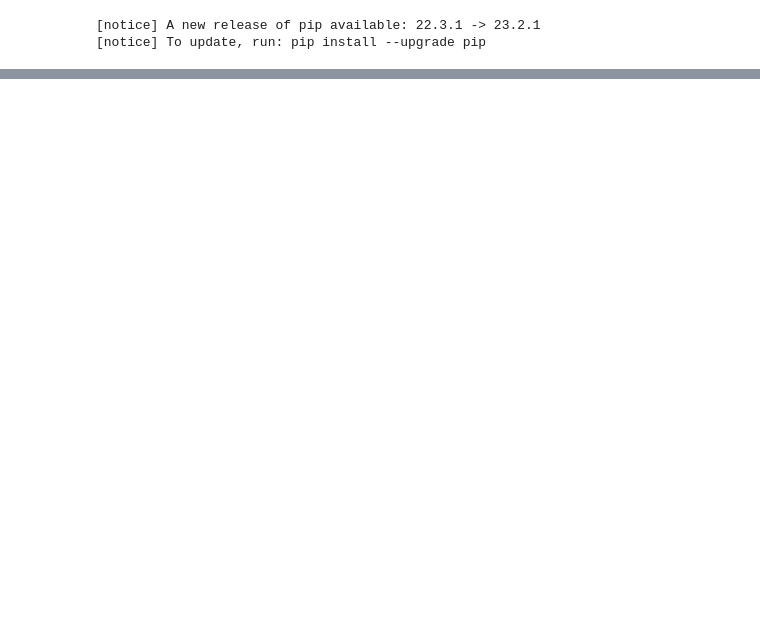
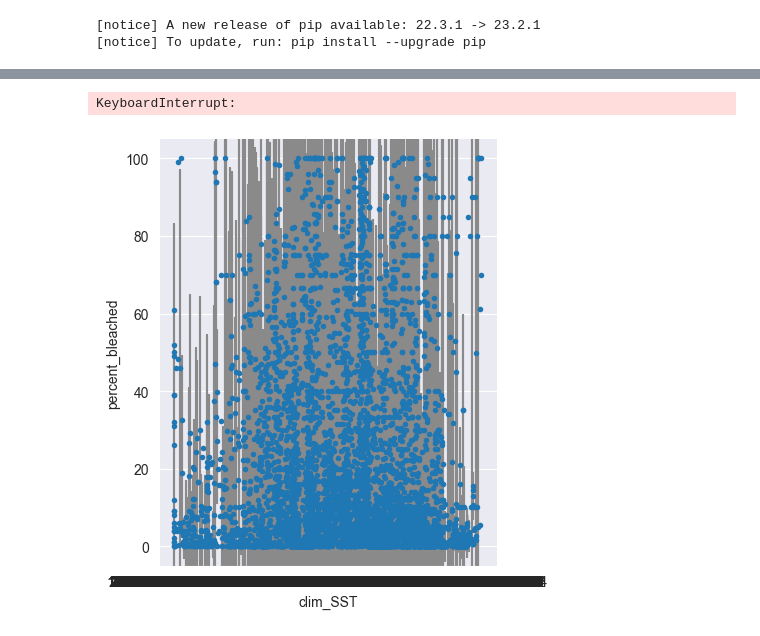
Before and after one commit to S-Romberg/ocean_temp_prediction, a Jupyter notebook: Linear Regression - Predicting Coral Bleaching/linear_regression.ipynb, the cells around one changed output, grey strips where cells are left out. Drawn from its saved outputs; the diff is of its cells as text; code cells hidden in the pictures; blank space fills up the shorter version.

```diff
--- a/Linear Regression - Predicting Coral Bleaching/linear_regression.ipynb
+++ b/Linear Regression - Predicting Coral Bleaching/linear_regression.ipynb
@@ -151,0 +166,5 @@ sns.lineplot(x = "date", y = "severity_code", data = train_dataset)
+# %%
+g = sns.jointplot(y="temperature_mean", x="percent_bleached", data=train_dataset,
+                  kind="reg", truncate=False,
+                  ylim=(10, 40), xlim=(1,100),
+                  color="m", height=7)
@@ -151,0 +173,11 @@ sns.lineplot(x = "date", y = "severity_code", data = train_dataset)
+# %%
+# g = sns.jointplot(x="severity_code", y="clim_SST", data=train_dataset,
+#                   kind="reg", truncate=False,
+#                   xlim=(0, 4), ylim=(10, 40),
+#                   color="m", height=7)
+sns.catplot(data=train_dataset, y="percent_bleached", x="clim_SST", kind="violin", color=".9", inner=None, split=True)
+sns.swarmplot(data=train_dataset, y="percent_bleached", x="clim_SST", size=4)
+g.set(xlim=(10, 35))
+# %% [output]
+KeyboardInterrupt:
+[figure, added]
```
Also changed, not shown: parts of 30 cells of this notebook, 3 other files.
